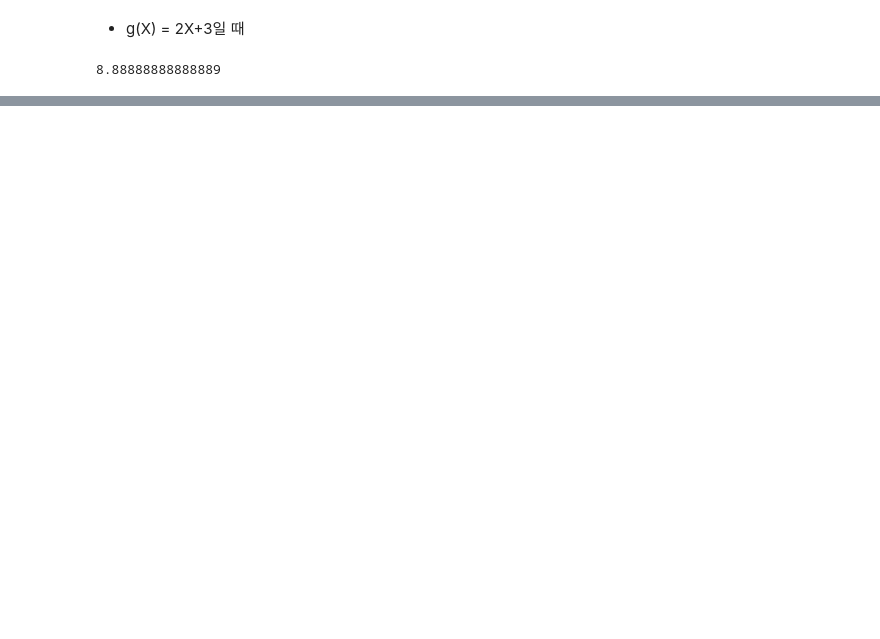
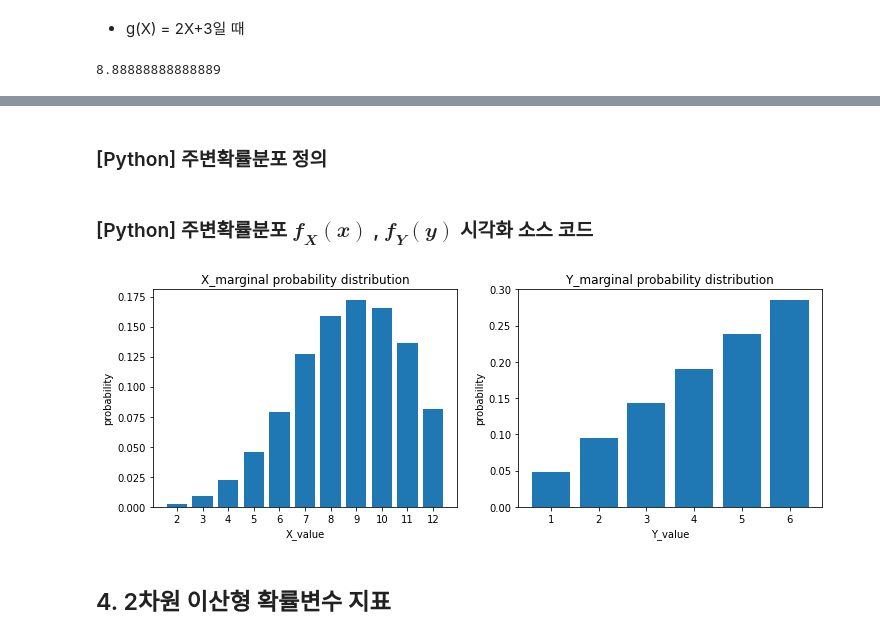
Before and after one commit to Zamoca42/TIL, a Jupyter notebook: math/Discrete_Random_variable.ipynb, the cells around one changed output, grey strips where cells are left out. Cells and saved outputs as stored; diff of their text form; code cells hidden in the pictures; blank space fills up the shorter version.

```diff
--- a/math/Discrete_Random_variable.ipynb
+++ b/math/Discrete_Random_variable.ipynb
@@ -253,0 +362,2 @@ $$ V(𝑎𝑋+𝑏) =𝑎^2 𝑉(𝑋) $$ 가 성립한다
+# %% [markdown]
+### [Python] 주변확률분포 정의
@@ -253,0 +372,8 @@ $$ V(𝑎𝑋+𝑏) =𝑎^2 𝑉(𝑋) $$ 가 성립한다
+# %%
+def f_Y(y):
+    return np.sum(
+        [
+            f_XY(x_k, y)
+            for x_k in x_set
+        ]
+    )
@@ -253,0 +383,36 @@ $$ V(𝑎𝑋+𝑏) =𝑎^2 𝑉(𝑋) $$ 가 성립한다
+# %% [markdown]
+### [Python] 주변확률분포 $𝒇_𝑿(𝒙) $ , $ 𝒇_𝒀(𝒚) $ 시각화 소스 코드
+# %%
+prob_x = np.array(
+    [
+        f_X(x_k)
+        for x_k in x_set
+    ]
+)
+prob_y = np.array(
+    [
+        f_Y(y_k)
+        for y_k in y_set
+    ]
+)
+# %%
+fig = plt.figure(figsize=(12,4))
+ax1=fig.add_subplot(1, 2, 1)
+ax2=fig.add_subplot(1, 2, 2)
+
+ax1.bar(x_set, prob_x)
+ax1.set_title('X_marginal probability distribution')
+ax1.set_xlabel('X_value')
+ax1.set_ylabel('probability')
+ax1.set_xticks(x_set)
+
+ax2.bar(y_set, prob_y)
+ax2.set_title('Y_marginal probability distribution')
+ax2.set_xlabel('Y_value')
+ax2.set_ylabel('probability')
+
+plt.show()
+# %% [output]
+[figure, added]
+# %% [markdown]
+## 4. 2차원 이산형 확률변수 지표
```
Also changed, not shown: parts of 29 cells of this notebook.
